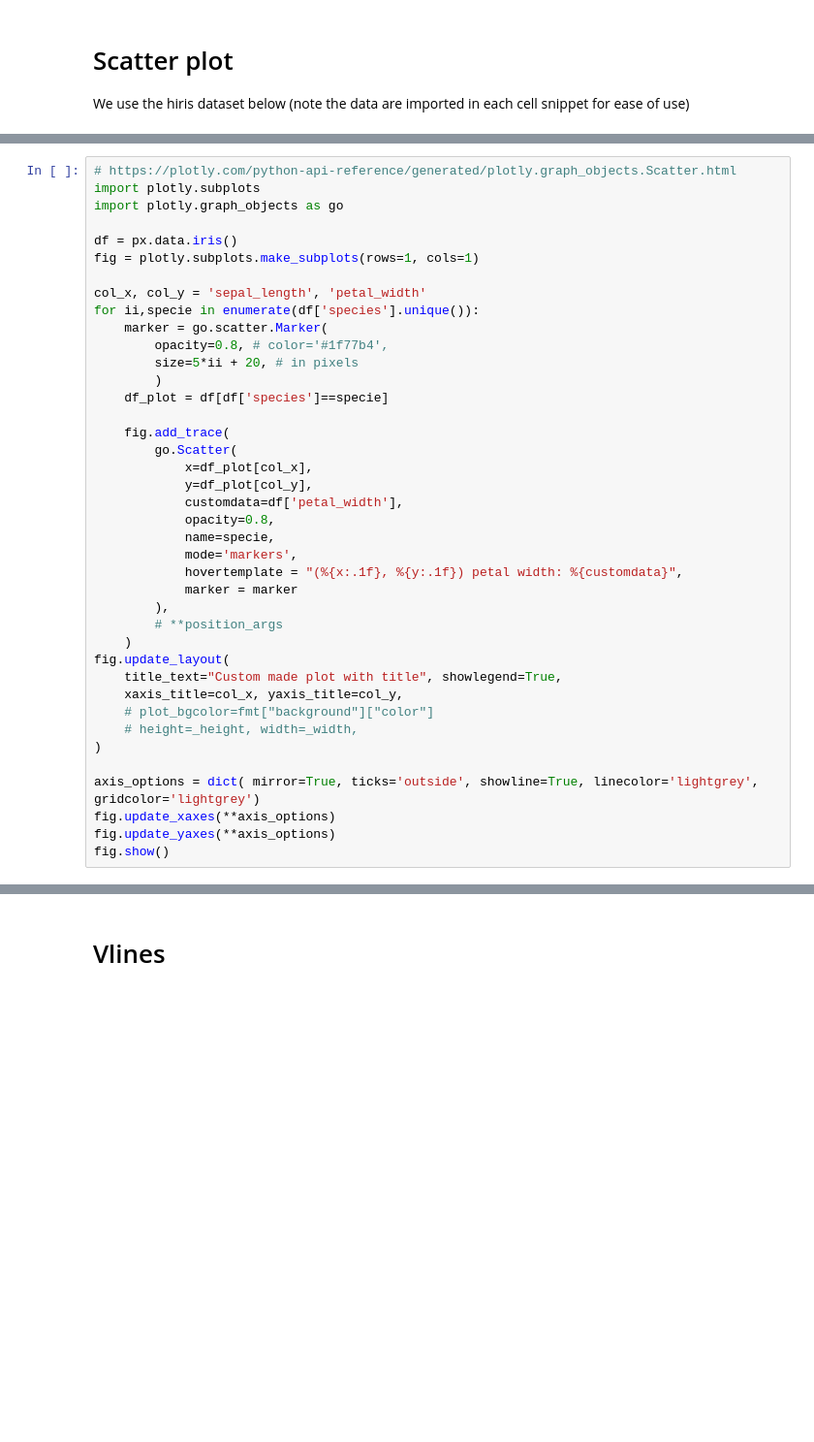
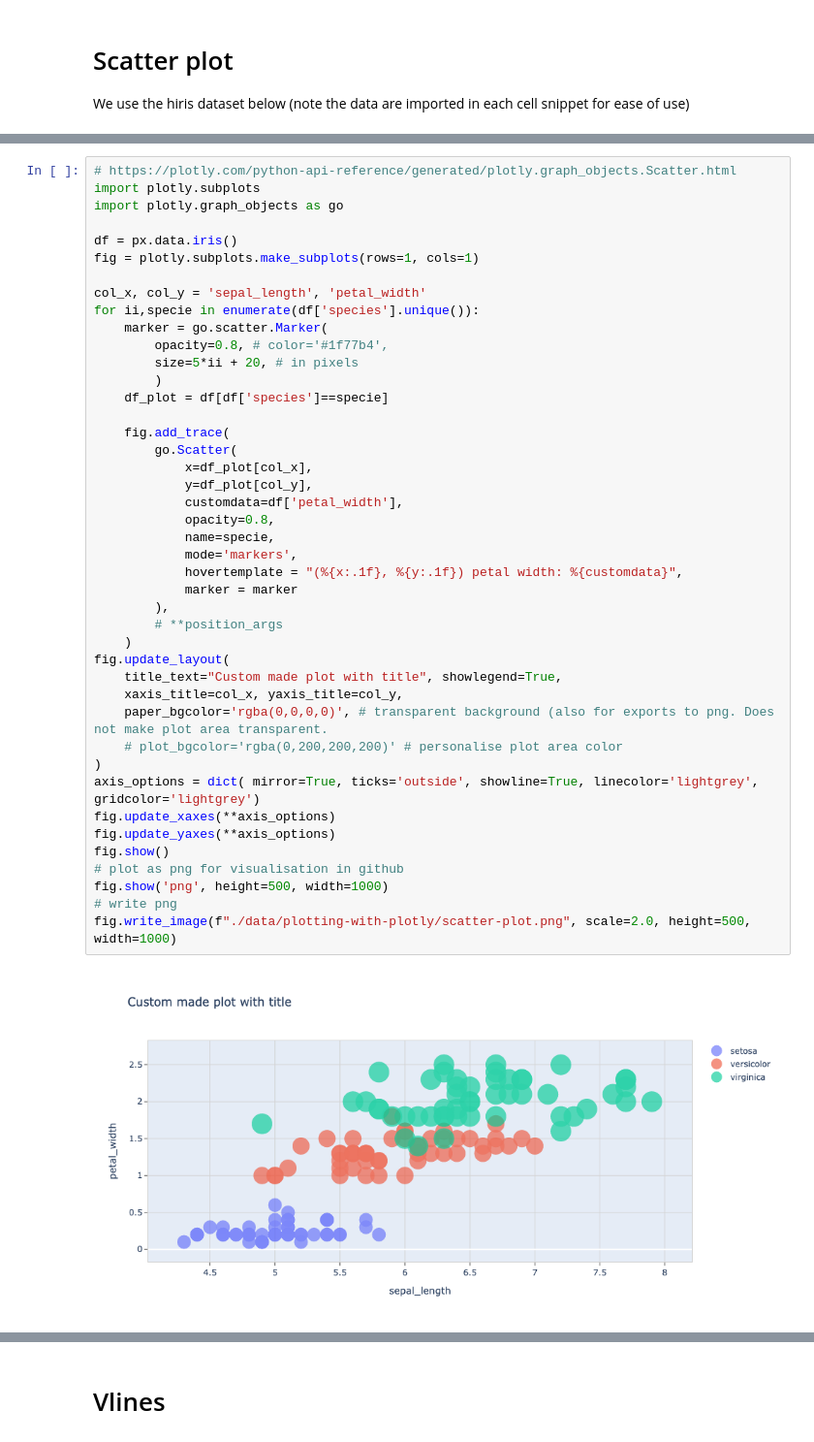
Before and after one commit to SalvatoreMaraniello/snip-py, a Jupyter notebook: examples/plotting-with-plotly.ipynb, the cells around one changed output, grey strips where cells are left out. Shown at 97% size. Cells and saved outputs as stored; diff of their text form; blank space fills up the shorter version.

Commit message:
added new plotly examples

```diff
--- a/examples/plotting-with-plotly.ipynb
+++ b/examples/plotting-with-plotly.ipynb
@@ -34,33 +37,38 @@ fig = plotly.subplots.make_subplots(rows=1, cols=1)
 
 col_x, col_y = 'sepal_length', 'petal_width'
 for ii,specie in enumerate(df['species'].unique()):
     marker = go.scatter.Marker(
         opacity=0.8, # color='#1f77b4',
         size=5*ii + 20, # in pixels
         )
     df_plot = df[df['species']==specie]
 
     fig.add_trace(
         go.Scatter(
             x=df_plot[col_x],
             y=df_plot[col_y],
             customdata=df['petal_width'],
             opacity=0.8,
             name=specie,
             mode='markers',
             hovertemplate = "(%{x:.1f}, %{y:.1f}) petal width: %{customdata}",
             marker = marker
         ),
         # **position_args
     )
 fig.update_layout(
     title_text="Custom made plot with title", showlegend=True,
     xaxis_title=col_x, yaxis_title=col_y,
-    # plot_bgcolor=fmt["background"]["color"]
-    # height=_height, width=_width,
+    paper_bgcolor='rgba(0,0,0,0)', # transparent background (also for exports to png. Does not make plot area transparent.
+    # plot_bgcolor='rgba(0,200,200,200)' # personalise plot area color
 )
-
 axis_options = dict( mirror=True, ticks='outside', showline=True, linecolor='lightgrey', gridcolor='lightgrey')
 fig.update_xaxes(**axis_options)
 fig.update_yaxes(**axis_options)
 fig.show()
+# plot as png for visualisation in github
+fig.show('png', height=500, width=1000)
+# write png
+fig.write_image(f"./data/plotting-with-plotly/scatter-plot.png", scale=2.0, height=500, width=1000)
+# %% [output]
+[figure, added]
```
Also changed, not shown: parts of 8 cells of this notebook, 1 other file.
